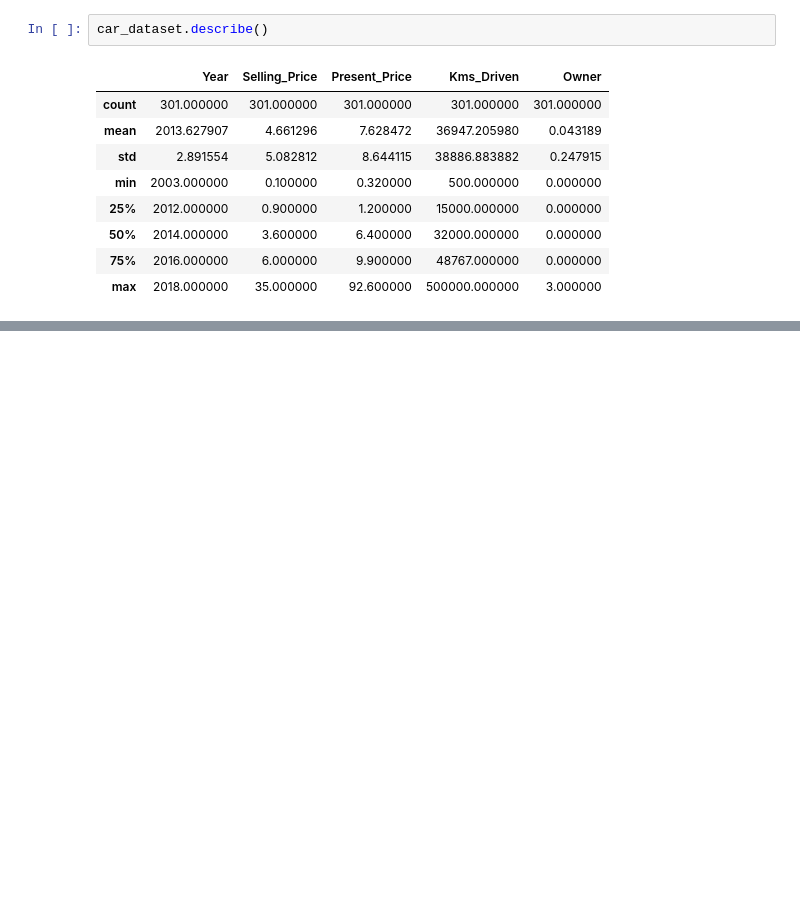
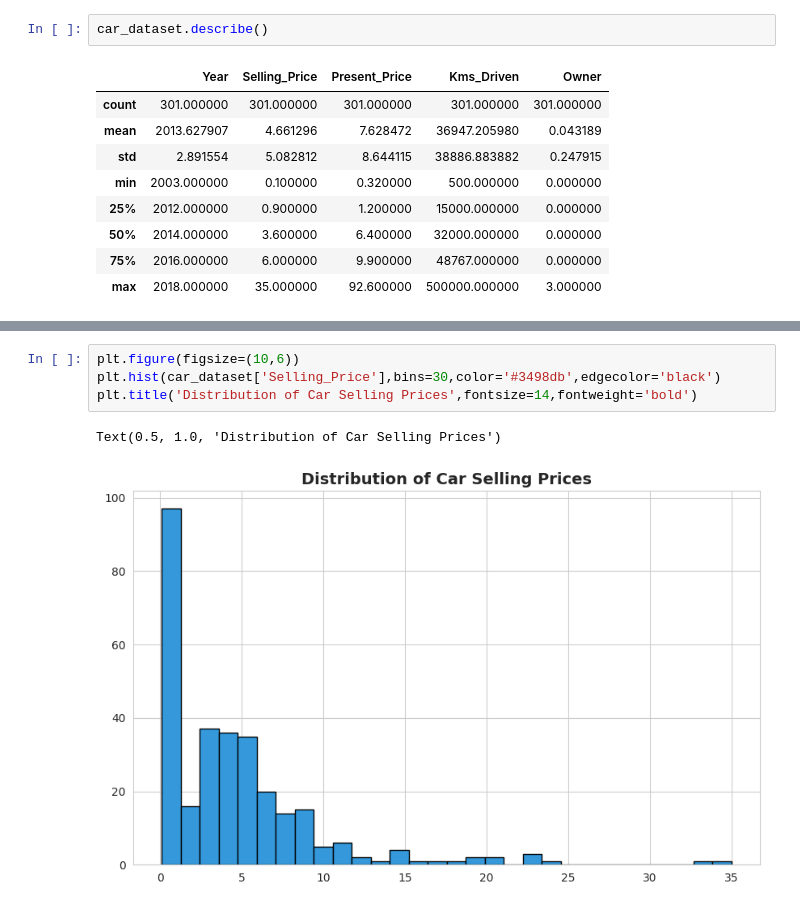
Before and after one commit to Ankush0071/Car-price-prediction-project-, a Jupyter notebook: Car_price_prediction_project_.ipynb, the cells around one changed output, grey strips where cells are left out. Cells and saved outputs as stored; diff of their text form; blank space fills up the shorter version.

```diff
--- a/Car_price_prediction_project_.ipynb
+++ b/Car_price_prediction_project_.ipynb
@@ -72,0 +100,7 @@ car_dataset.describe()
+# %%
+plt.figure(figsize=(10,6))
+plt.hist(car_dataset['Selling_Price'],bins=30,color='#3498db',edgecolor='black')
+plt.title('Distribution of Car Selling Prices',fontsize=14,fontweight='bold')
+# %% [output]
+Text(0.5, 1.0, 'Distribution of Car Selling Prices')
+[figure, added]
```
Also changed, not shown: parts of 1 cell of this notebook.
